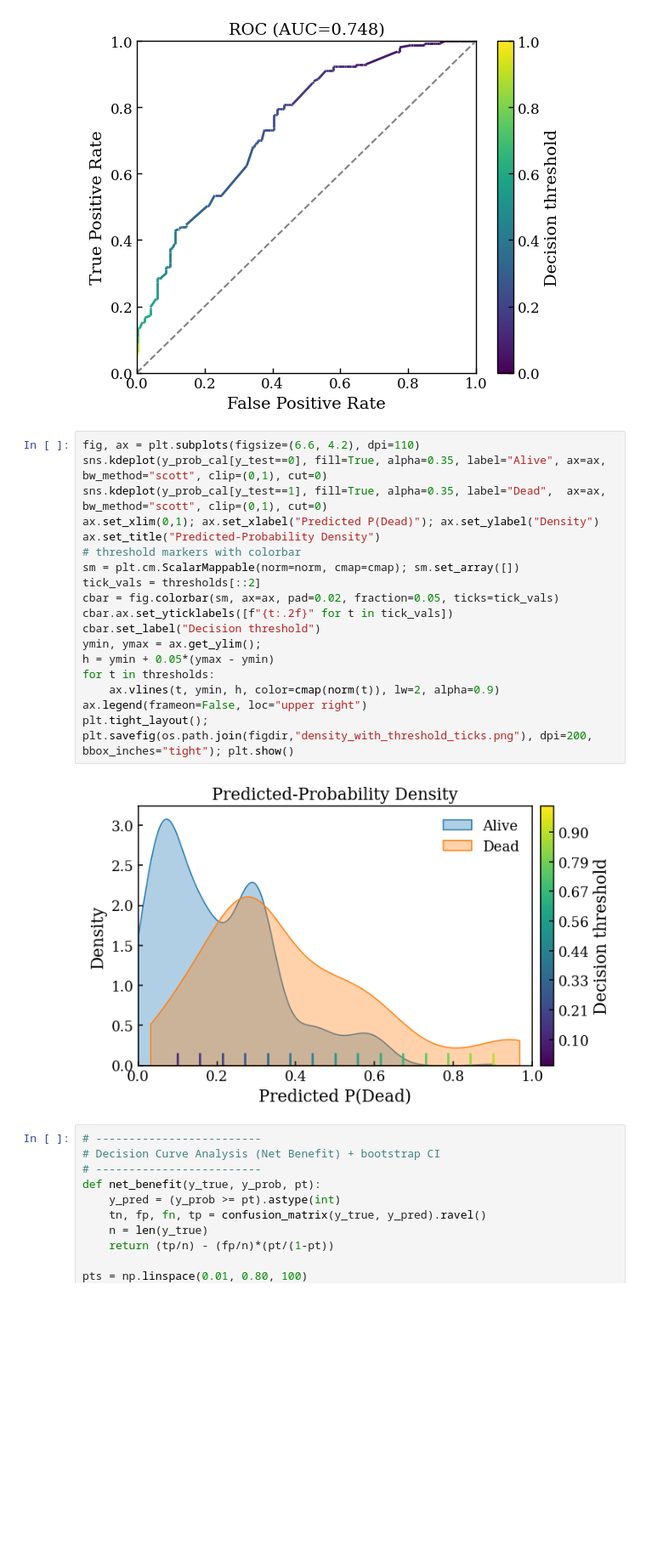
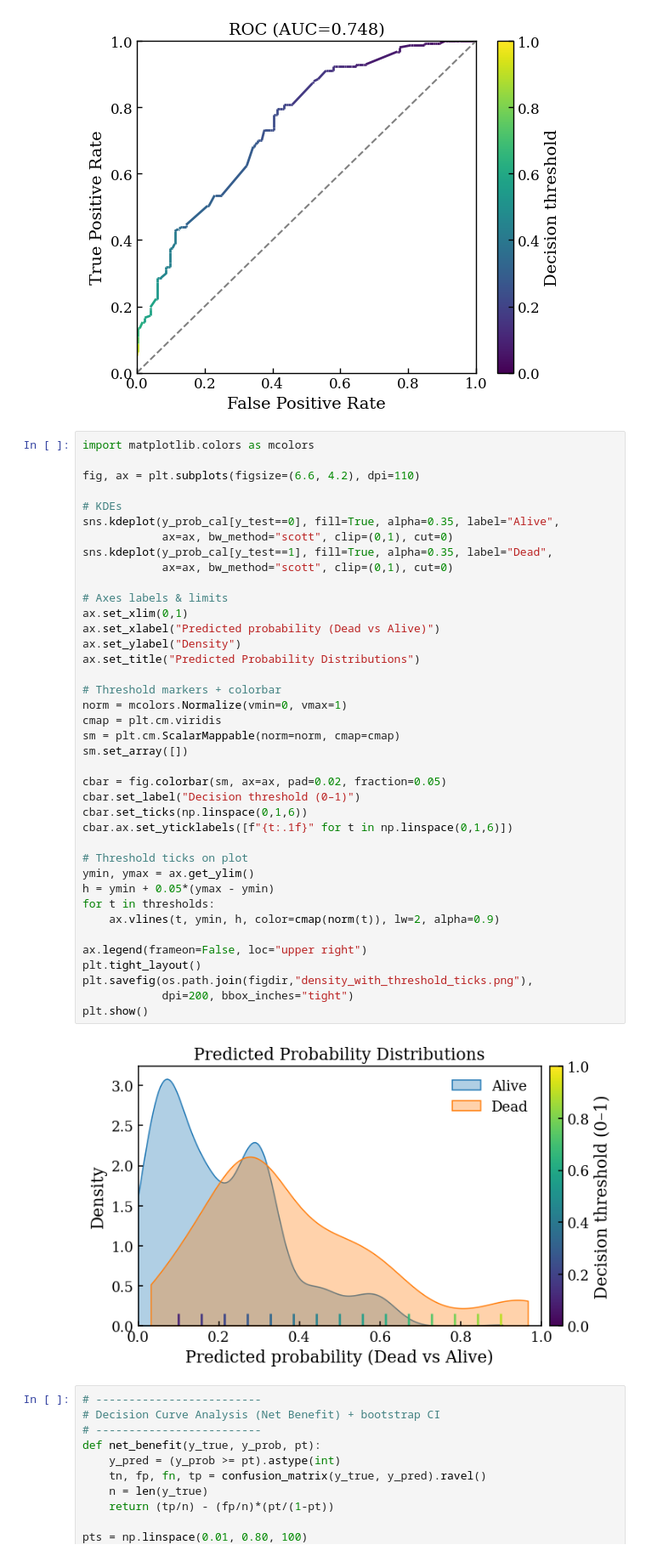
Before and after one commit to alexandrosmak/OncologyProject, a Jupyter notebook: Log Regression Optimized.ipynb, the cells around one changed output. Shown: that part at 85% size. Drawn from its saved outputs; the diff is of its cells as text; blank space fills up the shorter version.

```diff
--- a/Log Regression Optimized.ipynb
+++ b/Log Regression Optimized.ipynb
@@ -603,25 +603,46 @@ plt.tight_layout(); plt.savefig(os.path.join(figdir,"roc_colored_by_threshold.pn
 # %% [output]
 [figure]
 # %%
+import matplotlib.colors as mcolors
+
 fig, ax = plt.subplots(figsize=(6.6, 4.2), dpi=110)
-sns.kdeplot(y_prob_cal[y_test==0], fill=True, alpha=0.35, label="Alive", ax=ax, bw_method="scott", clip=(0,1), cut=0)
-sns.kdeplot(y_prob_cal[y_test==1], fill=True, alpha=0.35, label="Dead",  ax=ax, bw_method="scott", clip=(0,1), cut=0)
-ax.set_xlim(0,1); ax.set_xlabel("Predicted P(Dead)"); ax.set_ylabel("Density")
-ax.set_title("Predicted-Probability Density")
-# threshold markers with colorbar
-sm = plt.cm.ScalarMappable(norm=norm, cmap=cmap); sm.set_array([])
-tick_vals = thresholds[::2]
-cbar = fig.colorbar(sm, ax=ax, pad=0.02, fraction=0.05, ticks=tick_vals)
-cbar.ax.set_yticklabels([f"{t:.2f}" for t in tick_vals])
-cbar.set_label("Decision threshold")
-ymin, ymax = ax.get_ylim();
+
+# KDEs
+sns.kdeplot(y_prob_cal[y_test==0], fill=True, alpha=0.35, label="Alive",
+            ax=ax, bw_method="scott", clip=(0,1), cut=0)
+sns.kdeplot(y_prob_cal[y_test==1], fill=True, alpha=0.35, label="Dead",
+            ax=ax, bw_method="scott", clip=(0,1), cut=0)
+
+# Axes labels & limits
+ax.set_xlim(0,1)
+ax.set_xlabel("Predicted probability (Dead vs Alive)")
+ax.set_ylabel("Density")
+ax.set_title("Predicted Probability Distributions")
+
+# Threshold markers + colorbar
+norm = mcolors.Normalize(vmin=0, vmax=1)
+cmap = plt.cm.viridis
+sm = plt.cm.ScalarMappable(norm=norm, cmap=cmap)
+sm.set_array([])
+
+cbar = fig.colorbar(sm, ax=ax, pad=0.02, fraction=0.05)
+cbar.set_label("Decision threshold (0–1)")
+cbar.set_ticks(np.linspace(0,1,6))
+cbar.ax.set_yticklabels([f"{t:.1f}" for t in np.linspace(0,1,6)])
+
+# Threshold ticks on plot
+ymin, ymax = ax.get_ylim()
 h = ymin + 0.05*(ymax - ymin)
 for t in thresholds:
     ax.vlines(t, ymin, h, color=cmap(norm(t)), lw=2, alpha=0.9)
+
 ax.legend(frameon=False, loc="upper right")
-plt.tight_layout(); plt.savefig(os.path.join(figdir,"density_with_threshold_ticks.png"), dpi=200, bbox_inches="tight"); plt.show()
+plt.tight_layout()
+plt.savefig(os.path.join(figdir,"density_with_threshold_ticks.png"),
+            dpi=200, bbox_inches="tight")
+plt.show()
 # %% [output]
-[figure, old version]
+[figure, new version]
 # %%
 # -------------------------
 # Decision Curve Analysis (Net Benefit) + bootstrap CI
```
